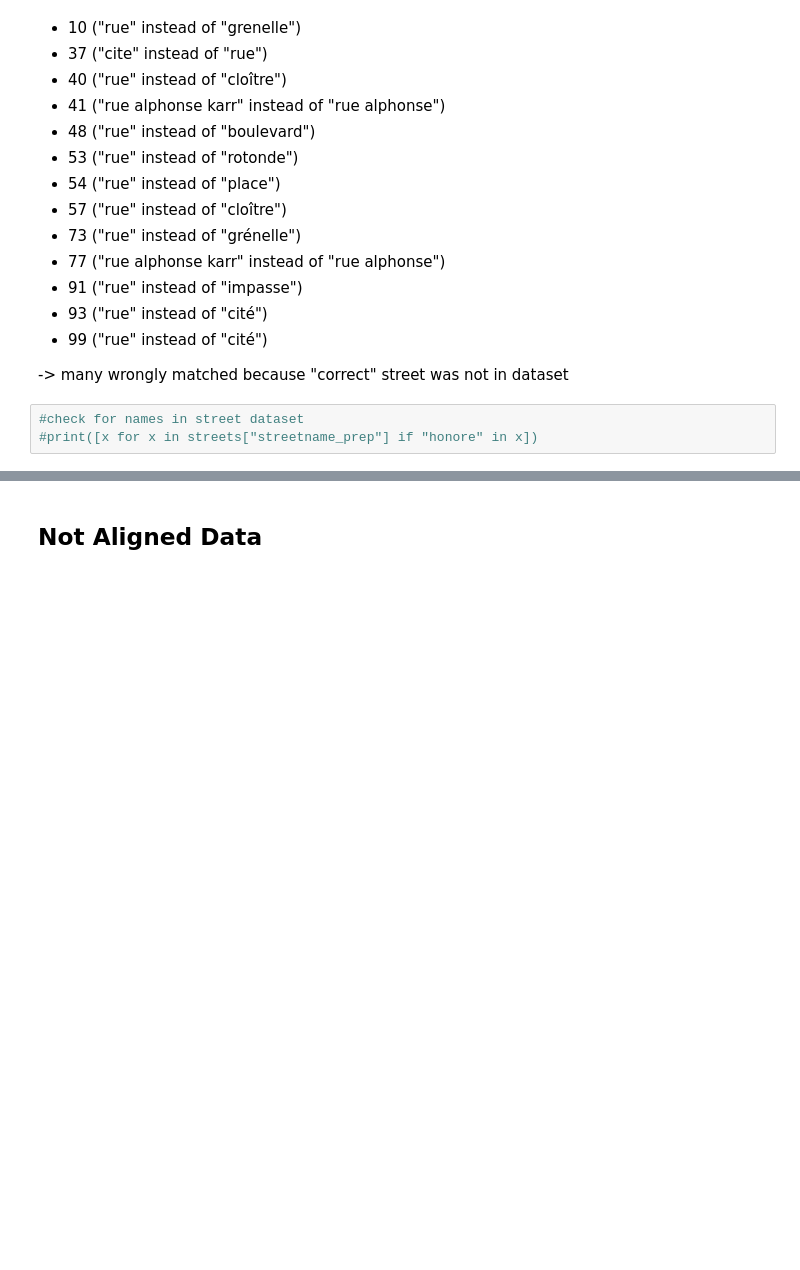
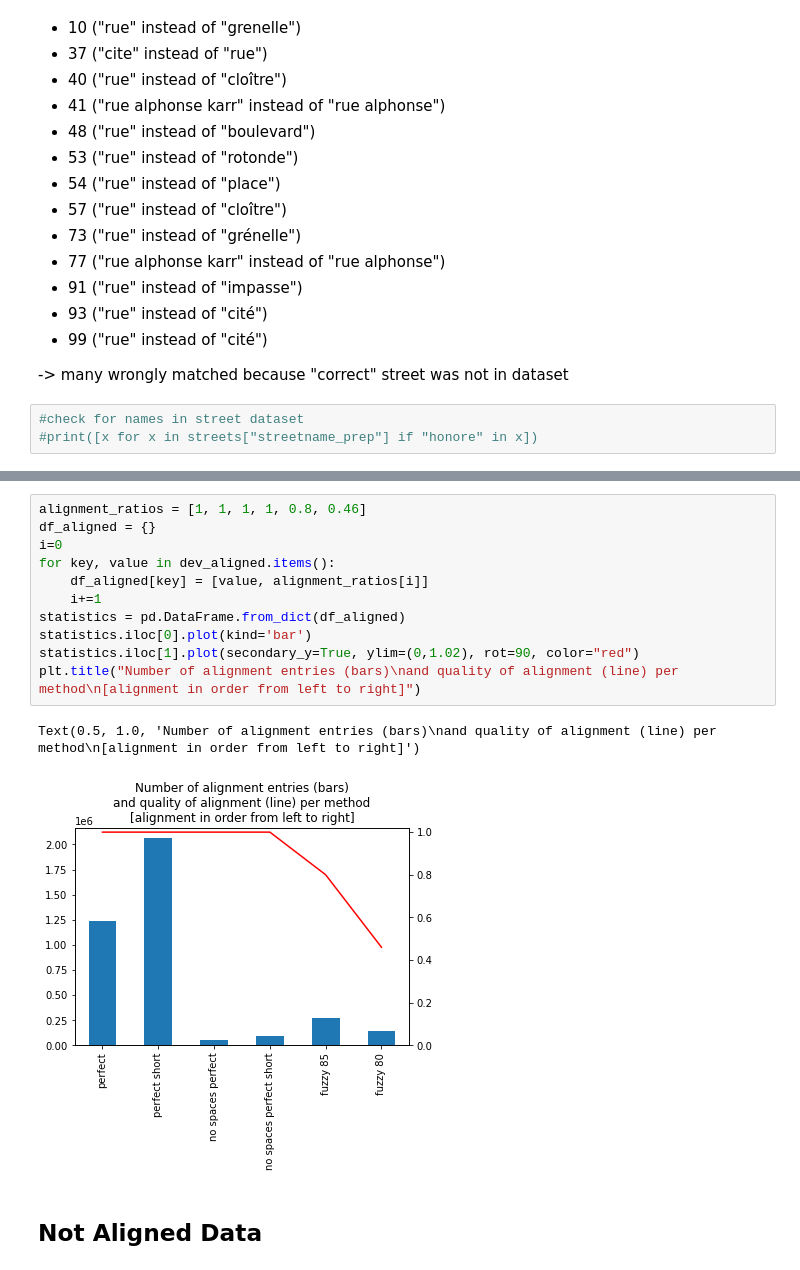
Before and after one commit to leamarxen/Paris_City_Project, a Jupyter notebook: Alignment.ipynb, the cells around one changed output, grey strips where cells are left out. Saved outputs shown, nothing was run; the diff lists cells and outputs as text; blank space fills up the shorter version.

Commit message:
added alignment statistics

```diff
--- a/Alignment.ipynb
+++ b/Alignment.ipynb
@@ -313,3 +646,17 @@ print_sample(all_aligned, ["fuzzy 80"], 100)
+# %%
+alignment_ratios = [1, 1, 1, 1, 0.8, 0.46]
+df_aligned = {}
+i=0
+for key, value in dev_aligned.items():
+    df_aligned[key] = [value, alignment_ratios[i]]
+    i+=1
+statistics = pd.DataFrame.from_dict(df_aligned)
+statistics.iloc[0].plot(kind='bar')
+statistics.iloc[1].plot(secondary_y=True, ylim=(0,1.02), rot=90, color="red")
+plt.title("Number of alignment entries (bars)\nand quality of alignment (line) per method\n[alignment in order from left to right]")
+# %% [output]
+Text(0.5, 1.0, 'Number of alignment entries (bars)\nand quality of alignment (line) per method\n[alignment in order from left to right]')
+[figure, added]
 # %% [markdown]
 ## Not Aligned Data
 # %%
```
Also changed, not shown: parts of 30 cells of this notebook.
